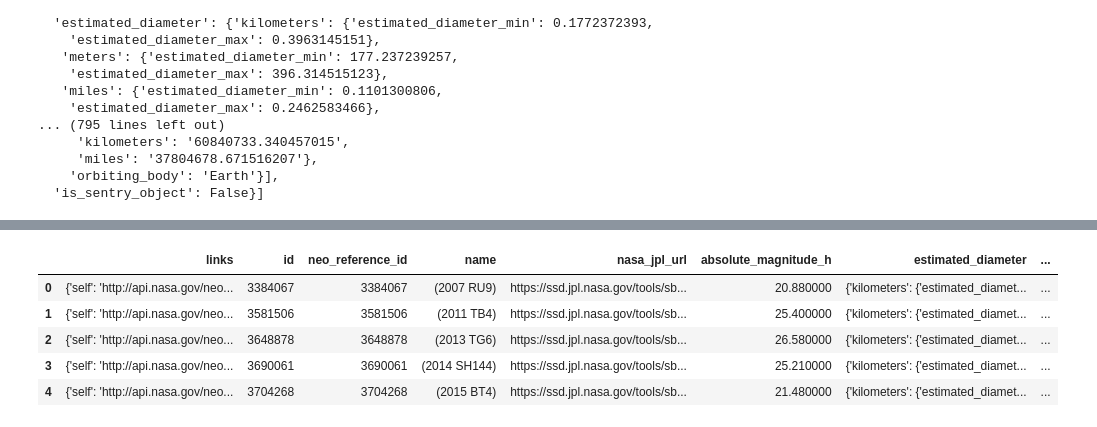
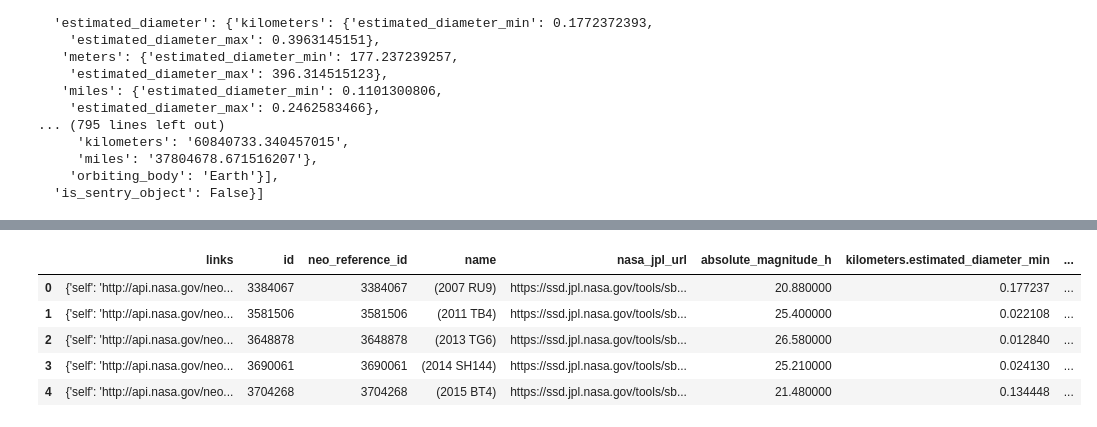
Before and after one commit to Matyas84/Visualizing-Asteroid-Approaches, a Jupyter notebook: nasa.ipynb, the cells around one changed output, grey strips where cells are left out. Cells and saved outputs as stored; diff of their text form; code cells hidden in the pictures.

Commit message:
Dataframe unjsoned, undictionaries, delisted

```diff
--- a/nasa.ipynb
+++ b/nasa.ipynb
@@ -89,0 +139,8 @@ raw = df_from_nasa_data(d,"2023-09-28")
+# %%
+col_index_1 = raw.columns.get_loc("estimated_diameter")
+left = raw.iloc[:, :col_index_1]
+right = raw.iloc[:, col_index_1:]
+# %%
+result_df = pd.concat([left, dia_units_df, right], axis=1)
+result_df = result_df.drop('estimated_diameter', axis=1)
+result_df
@@ -89,0 +165,9 @@ raw = df_from_nasa_data(d,"2023-09-28")
+# %%
+close_df = pd.DataFrame([x[0] for x in close])
+close_df
+vel = close_df['relative_velocity']
+vel_list = vel.tolist()
+vel_units_df = pd.json_normalize(vel_list)
+miss = close_df['miss_distance']
+miss_list = miss.tolist()
+miss_units_df = pd.json_normalize(miss_list)
@@ -89,0 +194,7 @@ raw = df_from_nasa_data(d,"2023-09-28")
+# %%
+col_index_close = result_df.columns.get_loc("close_approach_data")
+result_df = result_df.drop('close_approach_data', axis=1)
+left_close = result_df.iloc[:, :col_index_close]
+right_close = result_df.iloc[:, col_index_close:]
+final_df= pd.concat([left_close, vel_units_df,miss_units_df , right_close], axis=1)
+final_df
@@ -90,9 +220,9 @@ raw = df_from_nasa_data(d,"2023-09-28")
 # %%
-raw.head().style
+final_df.head().style
 # %% [output]
-|  | links | id | neo_reference_id | name | nasa_jpl_url | absolute_magnitude_h | estimated_diameter | ... |
-| 0 | {'self': 'http://api.nasa.gov/neo... | 3384067 | 3384067 | (2007 RU9) | https://ssd.jpl.nasa.gov/tools/sb... | 20.880000 | {'kilometers': {'estimated_diamet... | ... |
-| 1 | {'self': 'http://api.nasa.gov/neo... | 3581506 | 3581506 | (2011 TB4) | https://ssd.jpl.nasa.gov/tools/sb... | 25.400000 | {'kilometers': {'estimated_diamet... | ... |
-| 2 | {'self': 'http://api.nasa.gov/neo... | 3648878 | 3648878 | (2013 TG6) | https://ssd.jpl.nasa.gov/tools/sb... | 26.580000 | {'kilometers': {'estimated_diamet... | ... |
-| 3 | {'self': 'http://api.nasa.gov/neo... | 3690061 | 3690061 | (2014 SH144) | https://ssd.jpl.nasa.gov/tools/sb... | 25.210000 | {'kilometers': {'estimated_diamet... | ... |
-| 4 | {'self': 'http://api.nasa.gov/neo... | 3704268 | 3704268 | (2015 BT4) | https://ssd.jpl.nasa.gov/tools/sb... | 21.480000 | {'kilometers': {'estimated_diamet... | ... |
+|  | links | id | neo_reference_id | name | nasa_jpl_url | absolute_magnitude_h | kilometers.estimated_diameter_min | ... |
+| 0 | {'self': 'http://api.nasa.gov/neo... | 3384067 | 3384067 | (2007 RU9) | https://ssd.jpl.nasa.gov/tools/sb... | 20.880000 | 0.177237 | ... |
+| 1 | {'self': 'http://api.nasa.gov/neo... | 3581506 | 3581506 | (2011 TB4) | https://ssd.jpl.nasa.gov/tools/sb... | 25.400000 | 0.022108 | ... |
+| 2 | {'self': 'http://api.nasa.gov/neo... | 3648878 | 3648878 | (2013 TG6) | https://ssd.jpl.nasa.gov/tools/sb... | 26.580000 | 0.012840 | ... |
+| 3 | {'self': 'http://api.nasa.gov/neo... | 3690061 | 3690061 | (2014 SH144) | https://ssd.jpl.nasa.gov/tools/sb... | 25.210000 | 0.024130 | ... |
+| 4 | {'self': 'http://api.nasa.gov/neo... | 3704268 | 3704268 | (2015 BT4) | https://ssd.jpl.nasa.gov/tools/sb... | 21.480000 | 0.134448 | ... |
```
Also changed, not shown: parts of 8 cells of this notebook.
